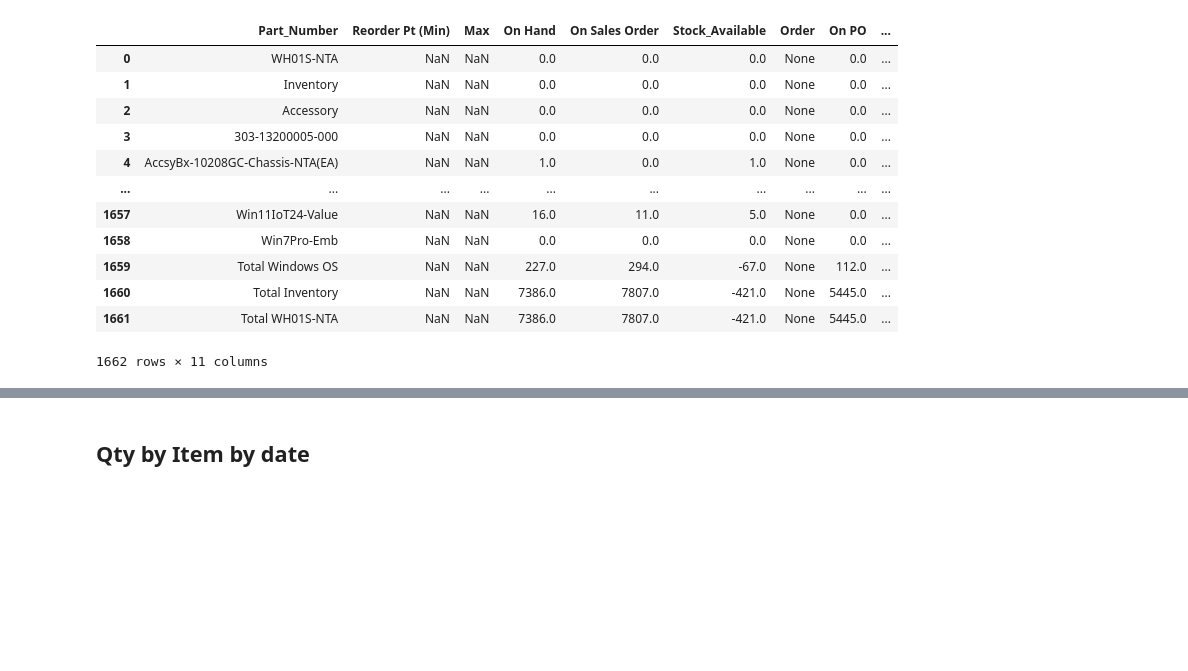
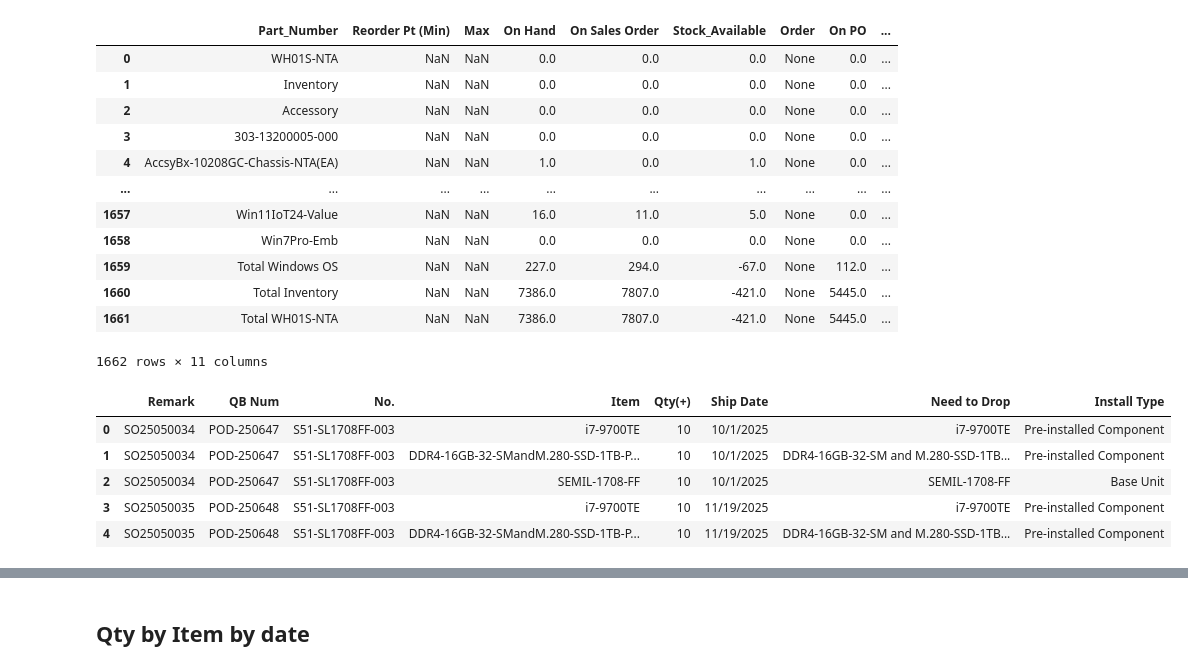
Before and after one commit to playoung2818/LT-Check-Brenda, a Jupyter notebook: Dashboard.ipynb, the cells around one changed output, grey strips where cells are left out. Saved outputs shown, nothing was run; the diff lists cells and outputs as text; code cells hidden in the pictures; blank space fills up the shorter version.

```diff
--- a/Dashboard.ipynb
+++ b/Dashboard.ipynb
@@ -123,0 +207,9 @@ INV
+# %%
+NAV.head(5)
+# %% [output]
+|  | Remark | QB Num | No. | Item | Qty(+) | Ship Date | Need to Drop | Install Type |
+| 0 | SO25050034 | POD-250647 | S51-SL1708FF-003 | i7-9700TE | 10 | 10/1/2025 | i7-9700TE | Pre-installed Component |
+| 1 | SO25050034 | POD-250647 | S51-SL1708FF-003 | DDR4-16GB-32-SMandM.280-SSD-1TB-P... | 10 | 10/1/2025 | DDR4-16GB-32-SM and M.280-SSD-1TB... | Pre-installed Component |
+| 2 | SO25050034 | POD-250647 | S51-SL1708FF-003 | SEMIL-1708-FF | 10 | 10/1/2025 | SEMIL-1708-FF | Base Unit |
+| 3 | SO25050035 | POD-250648 | S51-SL1708FF-003 | i7-9700TE | 10 | 11/19/2025 | i7-9700TE | Pre-installed Component |
+| 4 | SO25050035 | POD-250648 | S51-SL1708FF-003 | DDR4-16GB-32-SMandM.280-SSD-1TB-P... | 10 | 11/19/2025 | DDR4-16GB-32-SM and M.280-SSD-1TB... | Pre-installed Component |
```
Also changed, not shown: parts of 10 cells of this notebook, 2 other files.
